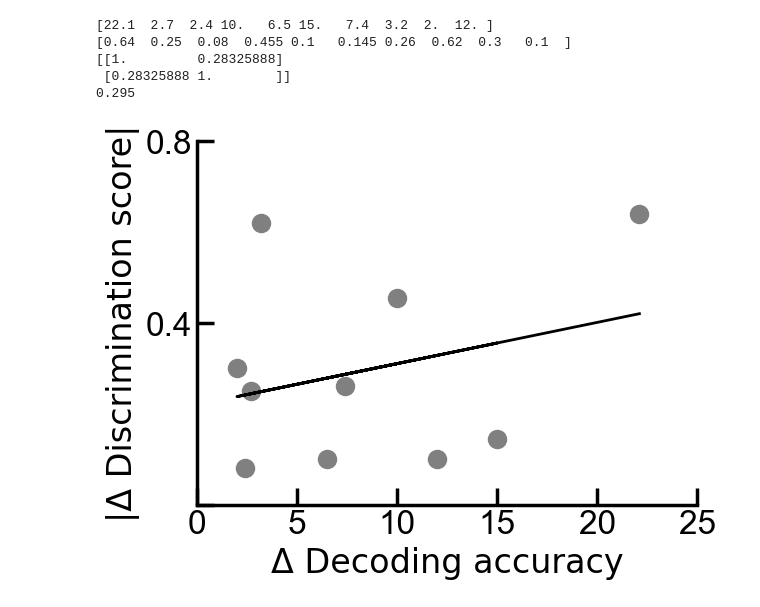
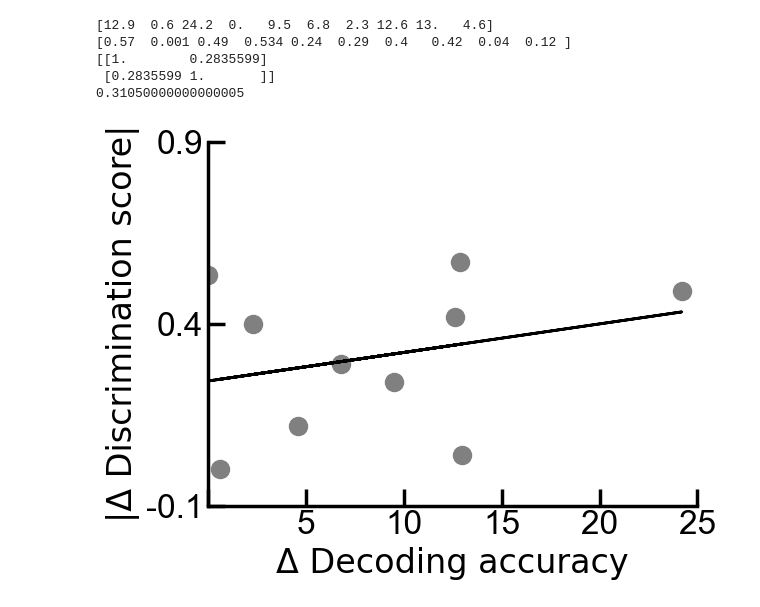
Before and after one commit to Pegahka/SocialFearConditioningProject, a Jupyter notebook: Decoding/Correlation_Differences/CorrelationDecodBehav-Differences-r3r4.ipynb, the cells around one changed output. Cells and saved outputs as stored; diff of their text form; code cells hidden in the pictures.

```diff
--- a/Decoding/Correlation_Differences/CorrelationDecodBehav-Differences-r3r4.ipynb
+++ b/Decoding/Correlation_Differences/CorrelationDecodBehav-Differences-r3r4.ipynb
@@ -5,17 +5,16 @@ import matplotlib.pyplot as plt
 
 
 #create data - include non-learners
-#x_sfc = np.array([74.1,77.1,65.2,77.1,70.3, 68.3, 69.7, 78.2, 52.1, 60.3])
-#y_sfc = np.array([0.68,0.72,0.42,0.73, 0.65, 0.57, 0.7, 0.76, 0.2, -0.3])
 
-x_sfc = np.array([74.4,62.9,60.8,72.1,62.1,71.1,65.2,67.3, 60.1, 64.7])
-y_sfc = np.array([0.54,0.52,0.38,0.601,0.41, 0.35, 0.58, 0.67, 0.1, 0.4])
 
-x_soc = np.array([52.3,60.2,63.2,62.1,68.6, 56.1, 57.8, 64.1, 58.1, 52.7]) #decoding
-y_soc = np.array([-0.1,0.27,0.3,0.146,0.31, 0.205, 0.32, 0.05, 0.4, 0.3]) #behavior
+x_ext = np.array([65.2,60.8,74.4,62.1,72.1,62.9,60.1,67.3, 71.1, 64.7]) #decoding
+y_ext = np.array( [0.47,0.25,0.37,0.68,0.17, 0.3, 0.54, 0.32, 0.04, -0.05]) #behavior
 
-x = np.subtract(x_sfc, x_soc)
-y = np.subtract(y_sfc, y_soc)
+x_soc = np.array( [52.3,60.2,50.2,62.1,62.6, 56.1, 57.8, 54.7, 58.1, 60.1]) #decoding
+y_soc = np.array(  [-0.1,0.251,-0.12,0.146,-0.07, 0.01, 0.14, -0.1, 0.08, 0.07]) #behavior
+
+x = np.subtract(x_ext, x_soc)
+y = np.subtract(y_ext, y_soc)
 
 x = np.absolute(x)
 y = np.absolute(y)
@@ -26,45 +25,45 @@ print(y)
 print(np.corrcoef(x,y))
 print(np.mean(y))
 # %% [output]
-[22.1  2.7  2.4 10.   6.5 15.   7.4  3.2  2.  12. ]
-[0.64  0.25  0.08  0.455 0.1   0.145 0.26  0.62  0.3   0.1  ]
-[[1.         0.28325888]
- [0.28325888 1.        ]]
-0.295
+[12.9  0.6 24.2  0.   9.5  6.8  2.3 12.6 13.   4.6]
+[0.57  0.001 0.49  0.534 0.24  0.29  0.4   0.42  0.04  0.12 ]
+[[1.        0.2835599]
+ [0.2835599 1.       ]]
+0.31050000000000005
 # %%
 fig, ax = plt.subplots()  # create figure and axes
 
 # plot on ax (Axes) object
 ax.plot(x, y, 'o',markersize=13,c='grey')
 
 #obtain m (slope) and b(intercept) of linear regression line
 m, b = np.polyfit(x, y, 1)
 
 
 #add linear regression line to scatterplot
 #ax.plot(x, m*x+b, color='#144e96')
 ax.plot(x, m*x+b, color='black', linewidth=2)
 #ax.set_ylim([0.475,0.85])
-ax.set_ylim([0,0.8])
-ax.set_yticks([0,0.4,0.8], fontname='Arial')
-ax.set_yticklabels(['','0.4','0.8'],fontname='Arial')
+ax.set_ylim([-0.1,0.8])
+ax.set_yticks([-0.1,0.4,0.9], fontname='Arial')
+ax.set_yticklabels(['-0.1','0.4','0.9'],fontname='Arial')
 
 #ax.set_xlim([65,80])
 ax.set_xlim([0,22])
 ax.set_xticks([0,5,10,15,20,25], fontname='Arial')
-ax.set_xticklabels(['0','5','10','15','20','25'],fontname='Arial')
+ax.set_xticklabels(['','5','10','15','20','25'],fontname='Arial')
 
 sns.despine(top=True, right=True, left=False, bottom=False)
 ax.spines['left'].set_linewidth(2.5)
 ax.spines['bottom'].set_linewidth(2.5)
 ax.set_xlabel('Δ Decoding accuracy', fontsize=24)
 ax.set_ylabel('|Δ Discrimination score|', fontsize=24)
 #ax.tick_params(axis='both', which='major', )
 ax.tick_params(axis='both', which='major', direction='in',length=12, labelsize=24, width=2.5)
 
 plt.tight_layout()
 fig.tight_layout()
 fig.savefig("FigCorrDiff_r3r4.jpg",dpi=500)
 plt.savefig('FigCorrDiff_r3r4.eps', format='eps')
 # %% [output]
-[figure, old version]
+[figure, new version]
```
Also changed, not shown: 3 other files.
